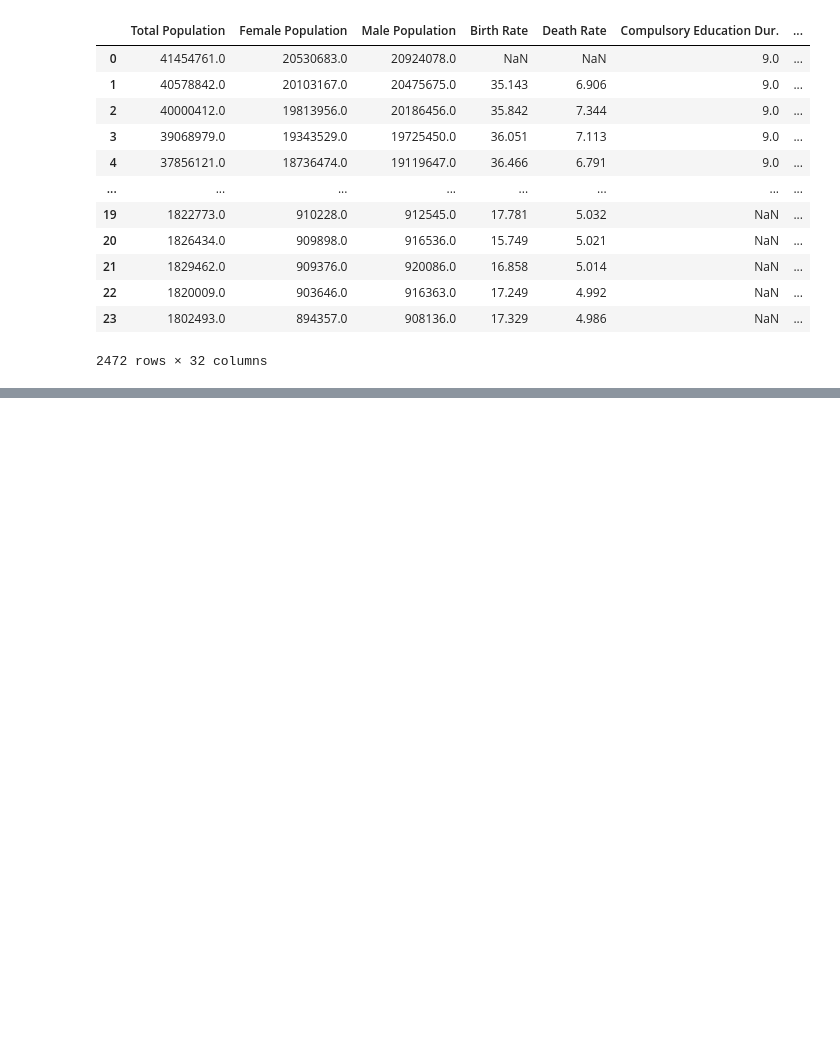
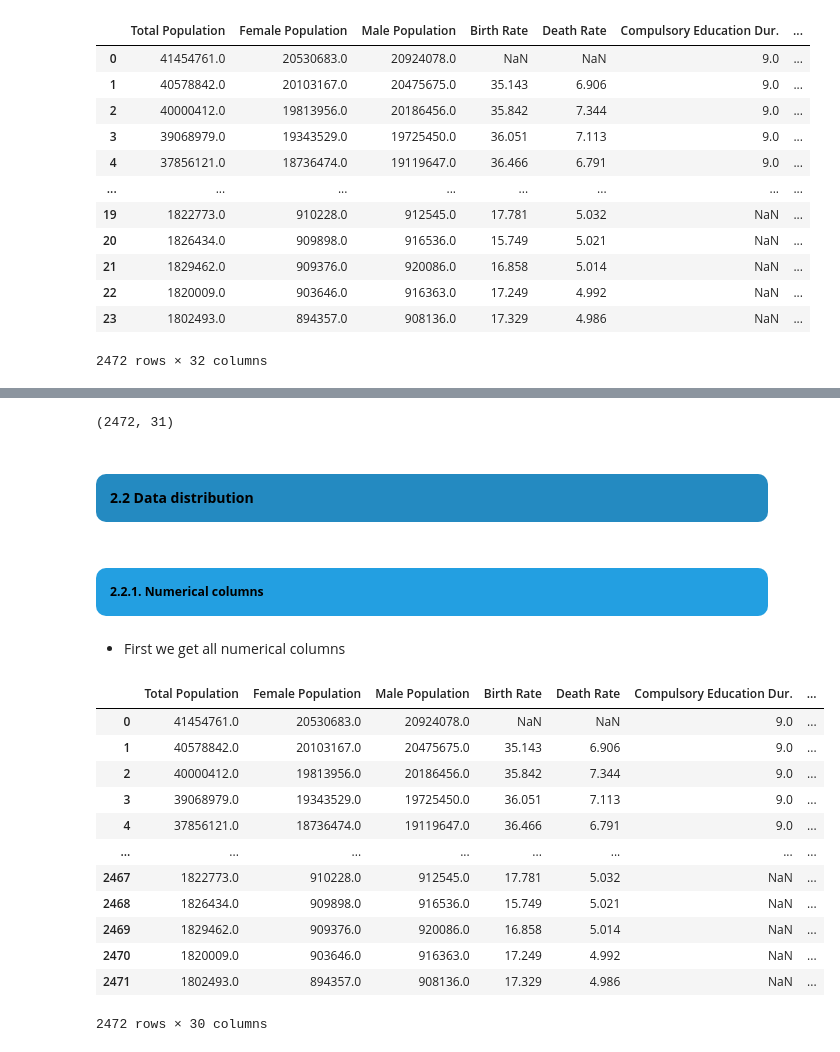
Before and after one commit to truongthuankiet1990gmailcom/Data-Visualization-HW2, a Jupyter notebook: 22127224_22127254.ipynb, the cells around one changed output, grey strips where cells are left out. Cells and saved outputs as stored; diff of their text form; code cells hidden in the pictures; blank space fills up the shorter version.

```diff
--- a/22127224_22127254.ipynb
+++ b/22127224_22127254.ipynb
@@ -359,0 +465,30 @@ dict(num_col_info_df.iloc[0])
+# %%
+cleaned_df.shape
+# %% [output]
+(2472, 31)
+# %% [markdown]
+<a class="anchor" id="2.2"></a>
+<h4 style="text-align: left; background-color:rgb(36, 138, 193); font-family:newtimeroman; color: black; padding: 14px; line-height: 1; border-radius:10px"><b>2.2 Data distribution</b></h4>
+# %% [markdown]
+
+<a class="anchor" id="2.2.1"></a>
+<h5 style="text-align: left; background-color:rgb(35, 159, 225); font-family:newtimeroman; color: black; padding: 14px; line-height: 1; border-radius:10px"><b>2.2.1. Numerical columns </b></h5>
+# %% [markdown]
+- First we get all numerical columns
+# %%
+numerical_cols = cleaned_df.select_dtypes(include=[np.number])
+numerical_cols
+# %% [output]
+|  | Total Population | Female Population | Male Population | Birth Rate | Death Rate | Compulsory Education Dur. | ... |
+| 0 | 41454761.0 | 20530683.0 | 20924078.0 | NaN | NaN | 9.0 | ... |
+| 1 | 40578842.0 | 20103167.0 | 20475675.0 | 35.143 | 6.906 | 9.0 | ... |
+| 2 | 40000412.0 | 19813956.0 | 20186456.0 | 35.842 | 7.344 | 9.0 | ... |
+| 3 | 39068979.0 | 19343529.0 | 19725450.0 | 36.051 | 7.113 | 9.0 | ... |
+| 4 | 37856121.0 | 18736474.0 | 19119647.0 | 36.466 | 6.791 | 9.0 | ... |
+| ... | ... | ... | ... | ... | ... | ... | ... |
+| 2467 | 1822773.0 | 910228.0 | 912545.0 | 17.781 | 5.032 | NaN | ... |
+| 2468 | 1826434.0 | 909898.0 | 916536.0 | 15.749 | 5.021 | NaN | ... |
+| 2469 | 1829462.0 | 909376.0 | 920086.0 | 16.858 | 5.014 | NaN | ... |
+| 2470 | 1820009.0 | 903646.0 | 916363.0 | 17.249 | 4.992 | NaN | ... |
+| 2471 | 1802493.0 | 894357.0 | 908136.0 | 17.329 | 4.986 | NaN | ... |
+2472 rows × 30 columns
```
Also changed, not shown: parts of 28 cells of this notebook, 2 other files.
